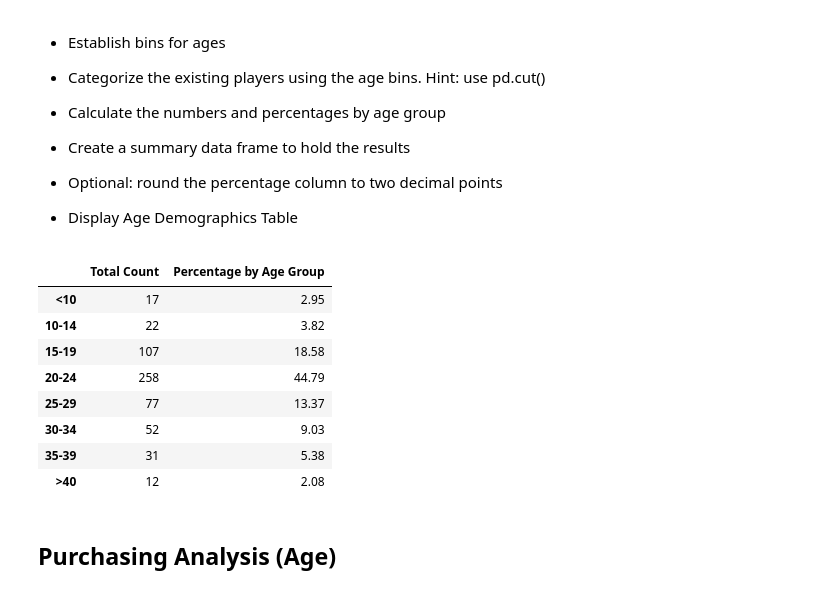
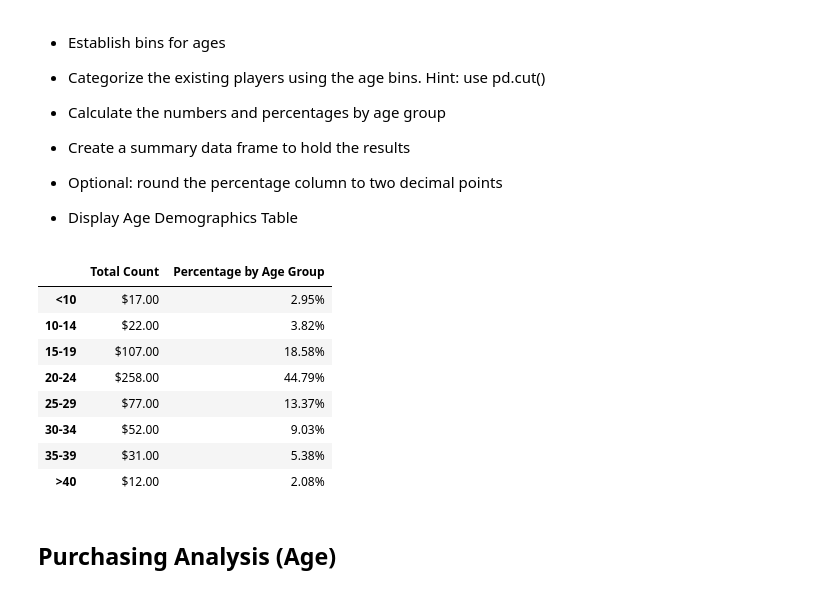
Before and after one commit to fhelms8/pandas-challenge, a Jupyter notebook: HeroesOfPymoli/Pymoli_tester.ipynb, the cells around one changed output. Drawn from its saved outputs; the diff is of its cells as text; code cells hidden in the pictures.

```diff
--- a/HeroesOfPymoli/Pymoli_tester.ipynb
+++ b/HeroesOfPymoli/Pymoli_tester.ipynb
@@ -163,36 +163,34 @@ gender_data_df
 # %%
 #Establish bins for ages
 age_df = player_data["Age"].to_frame()
 
 age_bins = [0, 9, 14, 19, 24, 29, 34, 39, 99999]
 age_labels = ["<10", "10-14", "15-19", "20-24", "25-29", "30-34", "35-39", ">40"]
 
 #Place into column bins
 age_df["Age Group"] = pd.cut(age_df["Age"], age_bins, labels=age_labels)
 age_df
 
 #Calculate the numbers and percentages by age group
 age_totals = age_df["Age Group"].value_counts()
 age_percentage = age_totals / num_players *100
 
 #Create a summary data frame to hold the results and round.
-age_sum = pd.DataFrame({"Total Count": age_totals,
-                       "Percentage by Age Group": age_percentage})
+age_sum = pd.DataFrame({"Total Count": (age_totals).map("${:,.2f}".format),
+                       "Percentage by Age Group": (age_percentage).map("{:,.2f}%".format)})
 age_sum = age_sum.round(2)
 
 age_sum.sort_index()
-
-# (ADD PERCENTAGE SYMBOL)
 # %% [output]
 |  | Total Count | Percentage by Age Group |
-| <10 | 17 | 2.95 |
-| 10-14 | 22 | 3.82 |
-| 15-19 | 107 | 18.58 |
-| 20-24 | 258 | 44.79 |
-| 25-29 | 77 | 13.37 |
-| 30-34 | 52 | 9.03 |
-| 35-39 | 31 | 5.38 |
-| >40 | 12 | 2.08 |
+| <10 | $17.00 | 2.95% |
+| 10-14 | $22.00 | 3.82% |
+| 15-19 | $107.00 | 18.58% |
+| 20-24 | $258.00 | 44.79% |
+| 25-29 | $77.00 | 13.37% |
+| 30-34 | $52.00 | 9.03% |
+| 35-39 | $31.00 | 5.38% |
+| >40 | $12.00 | 2.08% |
 # %% [markdown]
 ## Purchasing Analysis (Age)
 # %% [markdown]
```
Also changed, not shown: parts of 3 cells of this notebook, 1 other file.
